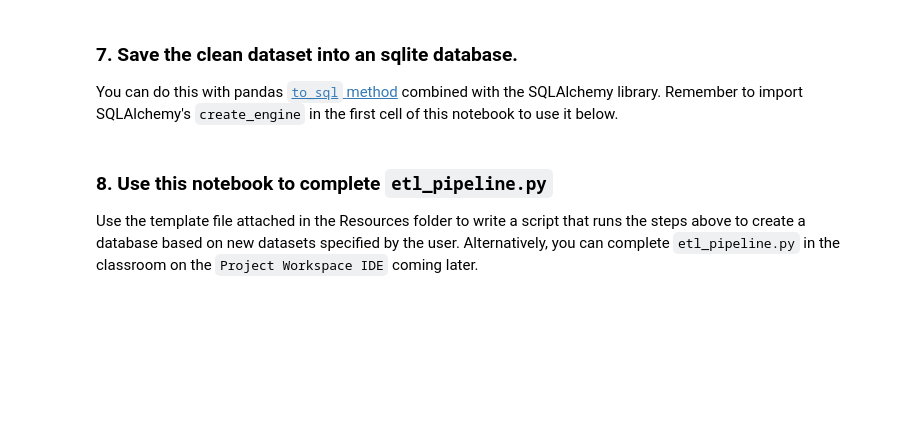
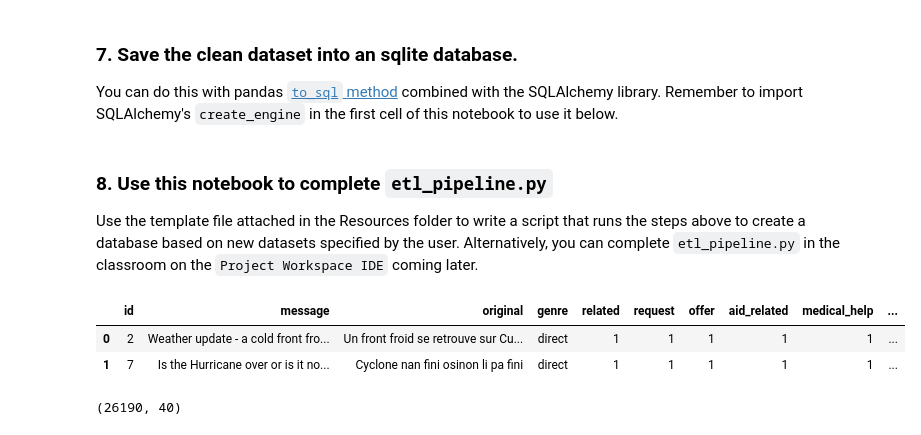
Before and after one commit to tikhonova/Building_Pipelines, a Jupyter notebook: ETL Pipeline Preparation.ipynb, the cells around one changed output. Cells and saved outputs as stored; diff of their text form; code cells hidden in the pictures; blank space fills up the shorter version.

```diff
--- a/ETL Pipeline Preparation.ipynb
+++ b/ETL Pipeline Preparation.ipynb
@@ -181,3 +378,15 @@ df.to_sql('InsertTableName', engine, index=False)
 # %% [markdown]
 ### 8. Use this notebook to complete `etl_pipeline.py`
 Use the template file attached in the Resources folder to write a script that runs the steps above to create a database based on new datasets specified by the user. Alternatively, you can complete `etl_pipeline.py` in the classroom on the `Project Workspace IDE` coming later.
+# %%
+df_gather = pd.read_sql('SELECT * FROM master', engine)
+# %%
+df_gather.head(2)
+# %% [output]
+|  | id | message | original | genre | related | request | offer | aid_related | medical_help | ... |
+| 0 | 2 | Weather update - a cold front fro... | Un front froid se retrouve sur Cu... | direct | 1 | 1 | 1 | 1 | 1 | ... |
+| 1 | 7 | Is the Hurricane over or is it no... | Cyclone nan fini osinon li pa fini | direct | 1 | 1 | 1 | 1 | 1 | ... |
+# %%
+df.shape
+# %% [output]
+(26190, 40)
```
Also changed, not shown: parts of 31 cells of this notebook, 2 other files.
